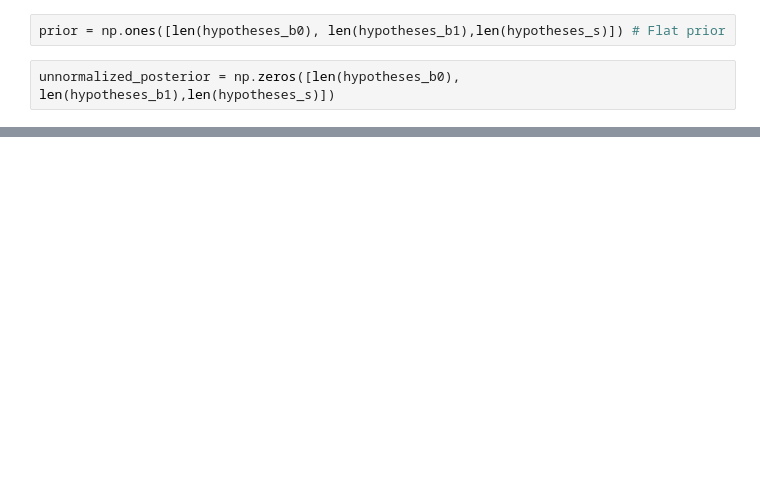
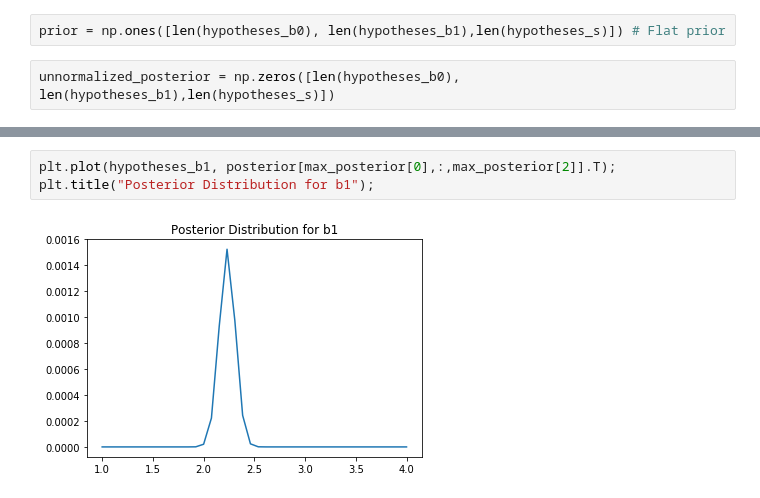
Before and after one commit to henrybechtel/bayes, a Jupyter notebook: bayes_grid.ipynb, the cells around one changed output, grey strips where cells are left out. Saved outputs shown, nothing was run; the diff lists cells and outputs as text; blank space fills up the shorter version.

```diff
--- a/bayes_grid.ipynb
+++ b/bayes_grid.ipynb
@@ -166,0 +174,5 @@ unnormalized_posterior = np.zeros([len(hypotheses_b0), len(hypotheses_b1),len(hy
+# %%
+plt.plot(hypotheses_b1, posterior[max_posterior[0],:,max_posterior[2]].T);
+plt.title("Posterior Distribution for b1");
+# %% [output]
+[figure, added]
```
Also changed, not shown: parts of 38 cells of this notebook.
